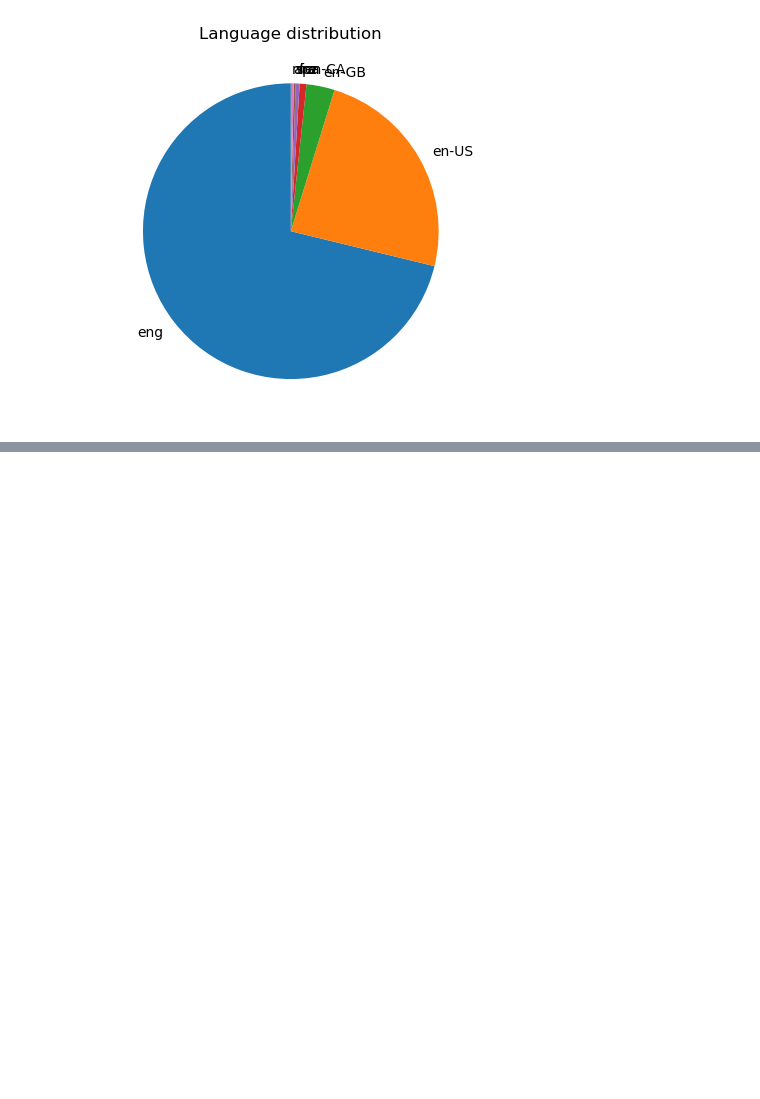
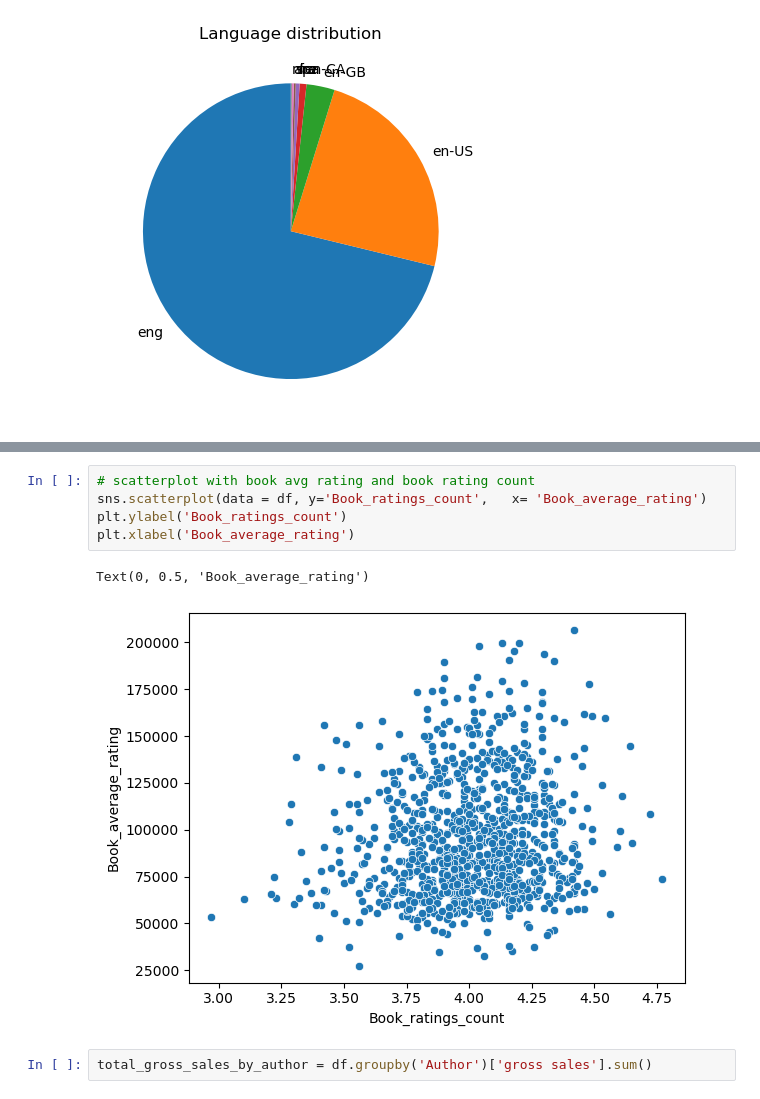
Before and after one commit to NoMercy17/data_analyzing, a Jupyter notebook: book_sales_dataset.ipynb, the cells around one changed output, grey strips where cells are left out. Cells and saved outputs as stored; diff of their text form; blank space fills up the shorter version.

```diff
--- a/book_sales_dataset.ipynb
+++ b/book_sales_dataset.ipynb
@@ -152,0 +189,10 @@ plt.show()
+# %%
+# scatterplot with book avg rating and book rating count
+sns.scatterplot(data = df, y='Book_ratings_count',   x= 'Book_average_rating')
+plt.ylabel('Book_ratings_count')
+plt.xlabel('Book_average_rating')
+# %% [output]
+Text(0, 0.5, 'Book_average_rating')
+[figure, added]
+# %%
+total_gross_sales_by_author = df.groupby('Author')['gross sales'].sum()
```
Also changed, not shown: parts of 9 cells of this notebook.
